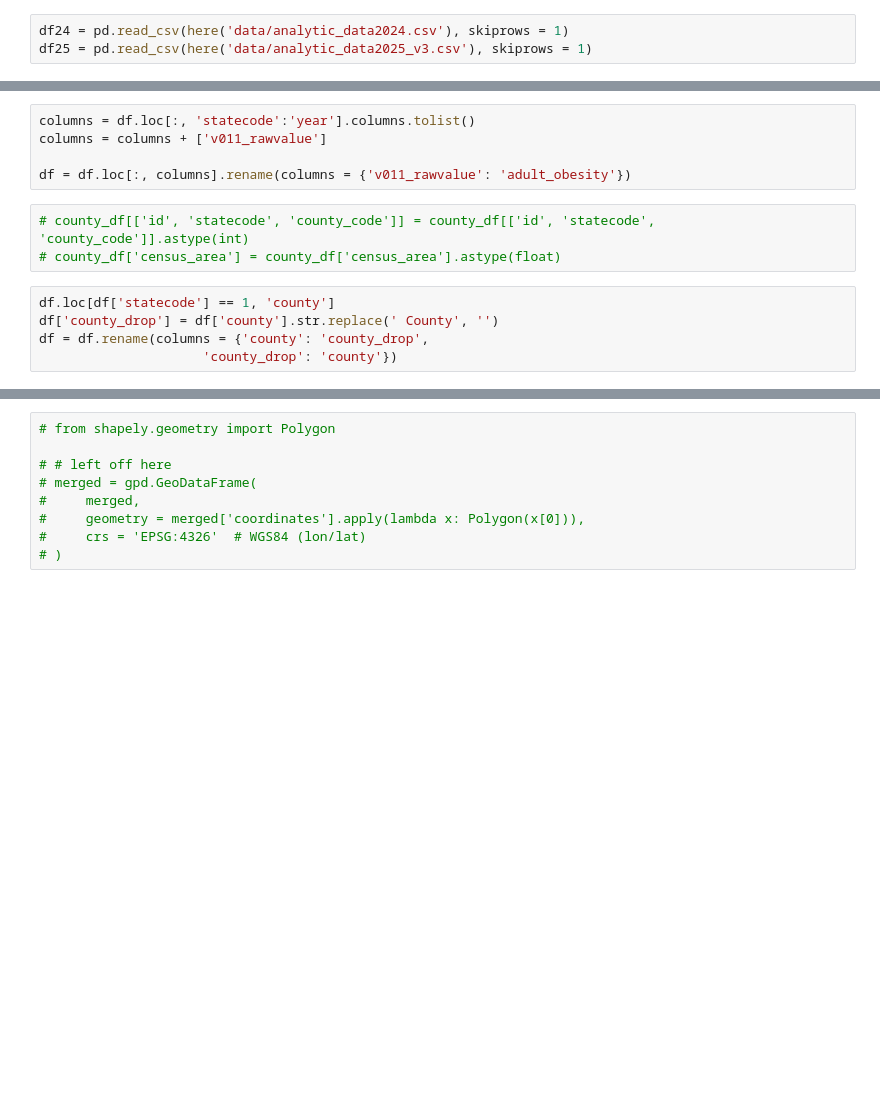
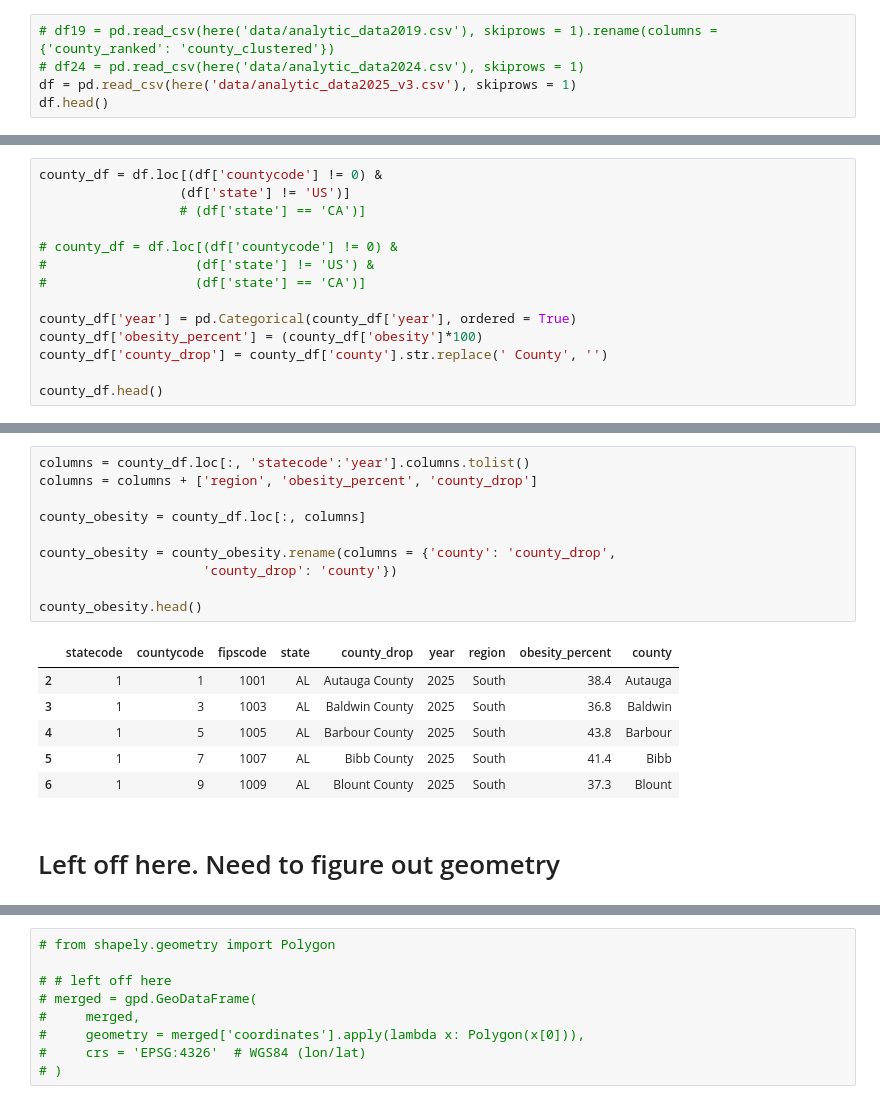
Before and after one commit to CalCoRE/show-your-work, a Jupyter notebook: CHR_data25.ipynb, the cells around one changed output, grey strips where cells are left out. Saved outputs shown, nothing was run; the diff lists cells and outputs as text; blank space fills up the shorter version.

Commit message:
trying to get geometry to work

```diff
--- a/CHR_data25.ipynb
+++ b/CHR_data25.ipynb
@@ -16,4 +26,6 @@ pn.theme_set(pn.theme_light())
 # %%
-df24 = pd.read_csv(here('data/analytic_data2024.csv'), skiprows = 1)
-df25 = pd.read_csv(here('data/analytic_data2025_v3.csv'), skiprows = 1)
+# df19 = pd.read_csv(here('data/analytic_data2019.csv'), skiprows = 1).rename(columns = {'county_ranked': 'county_clustered'})
+# df24 = pd.read_csv(here('data/analytic_data2024.csv'), skiprows = 1)
+df = pd.read_csv(here('data/analytic_data2025_v3.csv'), skiprows = 1)
+df.head()
 # %%
@@ -44,0 +166,14 @@ pn.ggplot.show(
+# %%
+county_df = df.loc[(df['countycode'] != 0) &
+                  (df['state'] != 'US')]
+                  # (df['state'] == 'CA')]
+
+# county_df = df.loc[(df['countycode'] != 0) &
+#                   (df['state'] != 'US') &
+#                   (df['state'] == 'CA')]
+
+county_df['year'] = pd.Categorical(county_df['year'], ordered = True)
+county_df['obesity_percent'] = (county_df['obesity']*100)
+county_df['county_drop'] = county_df['county'].str.replace(' County', '')
+
+county_df.head()
@@ -106,13 +268,19 @@ pn.ggplot.show(
 # %%
-columns = df.loc[:, 'statecode':'year'].columns.tolist()
-columns = columns + ['v011_rawvalue']
+columns = county_df.loc[:, 'statecode':'year'].columns.tolist()
+columns = columns + ['region', 'obesity_percent', 'county_drop']
 
-df = df.loc[:, columns].rename(columns = {'v011_rawvalue': 'adult_obesity'})
+county_obesity = county_df.loc[:, columns]
+
+county_obesity = county_obesity.rename(columns = {'county': 'county_drop',
+                     'county_drop': 'county'})
+
+county_obesity.head()
+# %% [output]
+|  | statecode | countycode | fipscode | state | county_drop | year | region | obesity_percent | county |
+| 2 | 1 | 1 | 1001 | AL | Autauga County | 2025 | South | 38.4 | Autauga |
+| 3 | 1 | 3 | 1003 | AL | Baldwin County | 2025 | South | 36.8 | Baldwin |
+| 4 | 1 | 5 | 1005 | AL | Barbour County | 2025 | South | 43.8 | Barbour |
+| 5 | 1 | 7 | 1007 | AL | Bibb County | 2025 | South | 41.4 | Bibb |
+| 6 | 1 | 9 | 1009 | AL | Blount County | 2025 | South | 37.3 | Blount |
-# %%
-# county_df[['id', 'statecode', 'county_code']] = county_df[['id', 'statecode', 'county_code']].astype(int)
-# county_df['census_area'] = county_df['census_area'].astype(float)
-# %%
-df.loc[df['statecode'] == 1, 'county']
-df['county_drop'] = df['county'].str.replace(' County', '')
-df = df.rename(columns = {'county': 'county_drop',
-                     'county_drop': 'county'})
+# %% [markdown]
+# Left off here. Need to figure out geometry
```
Also changed, not shown: parts of 19 cells of this notebook, 7 other files.
